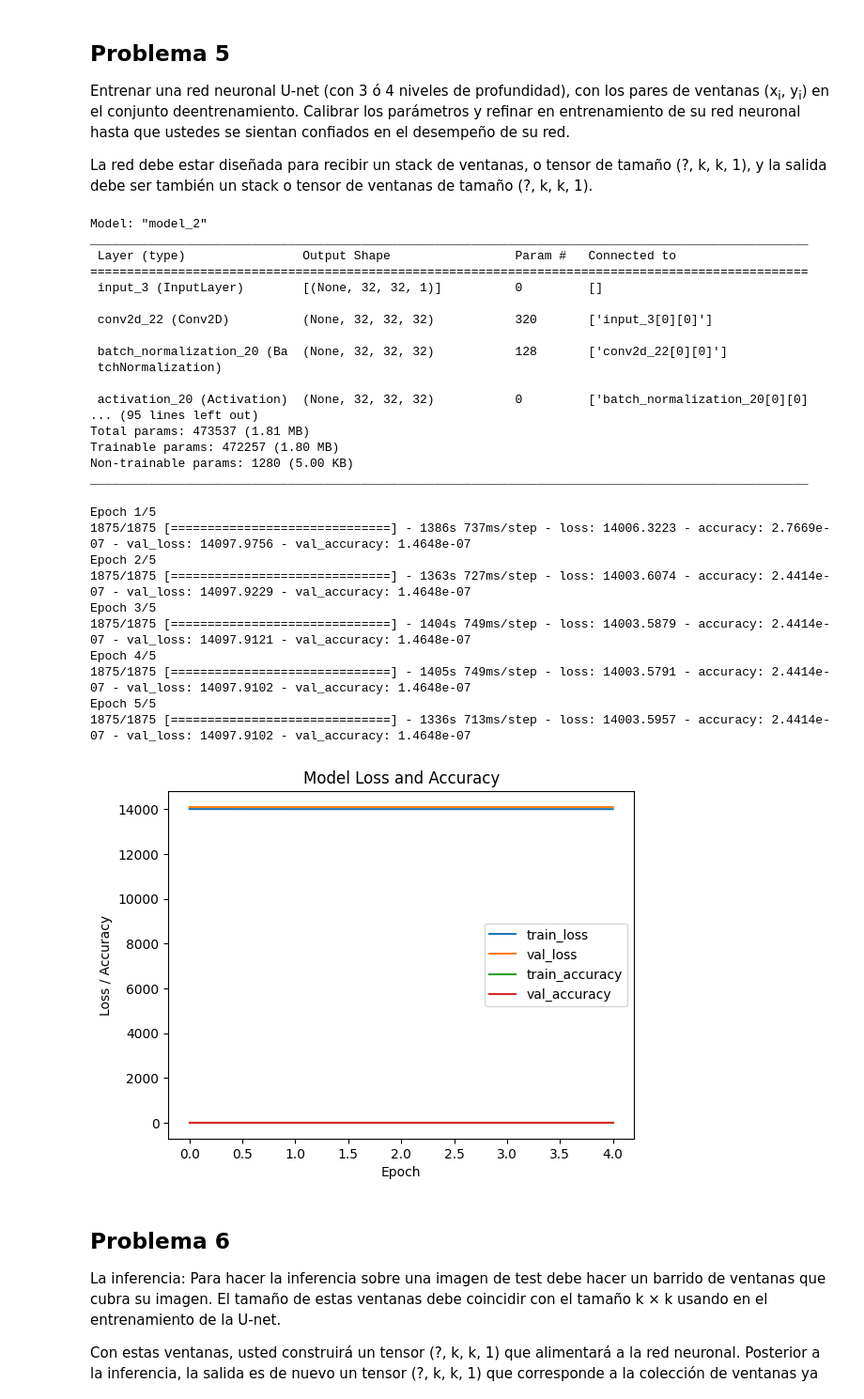
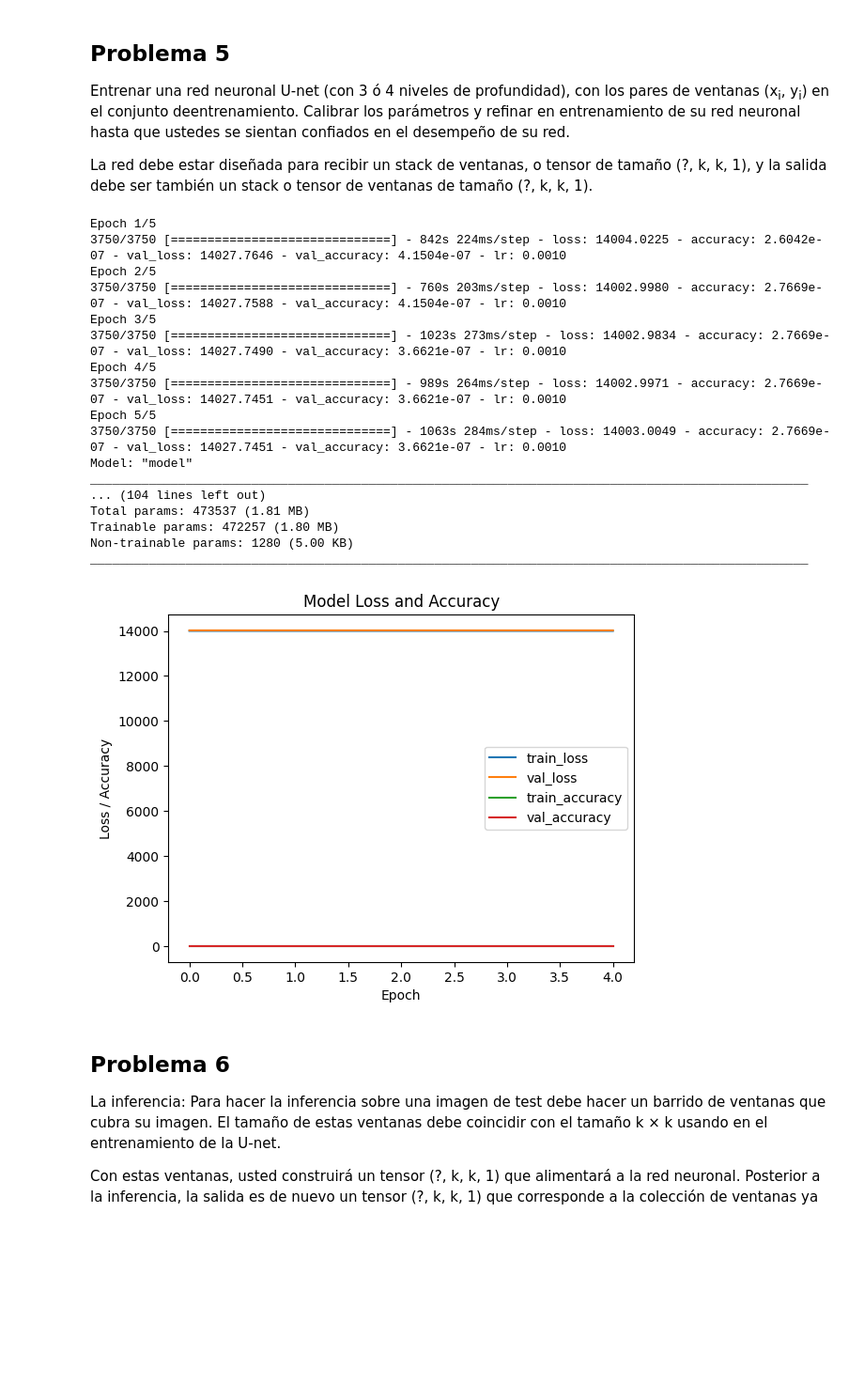
Before and after one commit to JuanCarlosBajan/Lab03_VC_UVG, a Jupyter notebook: lab3.ipynb, the cells around one changed output. Shown at 94% size. Saved outputs shown, nothing was run; the diff lists cells and outputs as text; code cells hidden in the pictures; blank space fills up the shorter version.

```diff
--- a/lab3.ipynb
+++ b/lab3.ipynb
@@ -122,7 +122,7 @@ directorio_imgs = './Descargas_BSDS500/imgs'
 directorio_filtered = './Descargas_BSDS500/filtered'
 
 # Extraer datos
-x_data, y_data = cargar_imagenes_y_extraer_ventanas(directorio_imgs, directorio_filtered, k=32, num_ventanas=500)
+x_data, y_data = cargar_imagenes_y_extraer_ventanas(directorio_imgs, directorio_filtered, k=32, num_ventanas=1000)
 
 # Dividir los datos
 x_train, x_test, y_train, y_test = train_test_split(x_data, y_data, test_size=0.2, random_state=42)
@@ -163,6 +163,8 @@ La red debe estar diseñada para recibir un stack de ventanas, o tensor de tama
 import tensorflow as tf
 from tensorflow.keras.models import Model
 from tensorflow.keras.layers import Input, Conv2D, MaxPooling2D, UpSampling2D, concatenate, BatchNormalization, Activation
+
+from keras.callbacks import EarlyStopping, ReduceLROnPlateau
 
 def unet(input_size=(32, 32, 1)):
     inputs = Input(input_size)
@@ -221,56 +223,54 @@ def unet(input_size=(32, 32, 1)):
 # Crear la red U-Net
 model = unet()
 model.compile(optimizer='adam', loss='mean_squared_error', metrics=['accuracy'])
-model.summary()
+
+# Callbacks
+early_stopping = EarlyStopping(monitor='val_loss', patience=10, restore_best_weights=True)
+reduce_lr = ReduceLROnPlateau(monitor='val_loss', factor=0.2, patience=5, min_lr=0.00001)
-# %% [output]
-Model: "model_2"
-__________________________________________________________________________________________________
- Layer (type)                Output Shape                 Param #   Connected to
-==================================================================================================
- input_3 (InputLayer)        [(None, 32, 32, 1)]          0         []
-
- conv2d_22 (Conv2D)          (None, 32, 32, 32)           320       ['input_3[0][0]']
-
- batch_normalization_20 (Ba  (None, 32, 32, 32)           128       ['conv2d_22[0][0]']
- tchNormalization)
-
- activation_20 (Activation)  (None, 32, 32, 32)           0         ['batch_normalization_20[0][0]
-... (95 lines left out)
-Total params: 473537 (1.81 MB)
-Trainable params: 472257 (1.80 MB)
-Non-trainable params: 1280 (5.00 KB)
-__________________________________________________________________________________________________
 # %%
 # Suponiendo que x_train, y_train, x_val, y_val están predefinidos como numpy arrays adecuados
 # Asegúrate de que las imágenes tengan la forma correcta
 x_train = np.expand_dims(x_train, axis=-1)
 y_train = np.expand_dims(y_train, axis=-1)
 x_val = np.expand_dims(x_val, axis=-1)
 y_val = np.expand_dims(y_val, axis=-1)
 
-# Entrenar el modelo
-history = model.fit(x_train, y_train, validation_data=(x_val, y_val), batch_size=32, epochs=5)
+# Entrenamiento
+history = model.fit(x_train, y_train,
+          validation_data=(x_val, y_val),
+          epochs=5,
+          batch_size=32,
+          callbacks=[early_stopping, reduce_lr])
+
+model.summary()
 
 # Visualizar el progreso del entrenamiento
 plt.plot(history.history['loss'], label='train_loss')
 plt.plot(history.history['val_loss'], label='val_loss')
 plt.plot(history.history['accuracy'], label='train_accuracy')
 plt.plot(history.history['val_accuracy'], label='val_accuracy')
 plt.title('Model Loss and Accuracy')
 plt.ylabel('Loss / Accuracy')
 plt.xlabel('Epoch')
 plt.legend()
 plt.show()
 # %% [output]
 Epoch 1/5
-1875/1875 [==============================] - 1386s 737ms/step - loss: 14006.3223 - accuracy: 2.7669e-07 - val_loss: 14097.9756 - val_accuracy: 1.4648e-07
+3750/3750 [==============================] - 842s 224ms/step - loss: 14004.0225 - accuracy: 2.6042e-07 - val_loss: 14027.7646 - val_accuracy: 4.1504e-07 - lr: 0.0010
 Epoch 2/5
-1875/1875 [==============================] - 1363s 727ms/step - loss: 14003.6074 - accuracy: 2.4414e-07 - val_loss: 14097.9229 - val_accuracy: 1.4648e-07
+3750/3750 [==============================] - 760s 203ms/step - loss: 14002.9980 - accuracy: 2.7669e-07 - val_loss: 14027.7588 - val_accuracy: 4.1504e-07 - lr: 0.0010
 Epoch 3/5
-1875/1875 [==============================] - 1404s 749ms/step - loss: 14003.5879 - accuracy: 2.4414e-07 - val_loss: 14097.9121 - val_accuracy: 1.4648e-07
+3750/3750 [==============================] - 1023s 273ms/step - loss: 14002.9834 - accuracy: 2.7669e-07 - val_loss: 14027.7490 - val_accuracy: 3.6621e-07 - lr: 0.0010
 Epoch 4/5
-1875/1875 [==============================] - 1405s 749ms/step - loss: 14003.5791 - accuracy: 2.4414e-07 - val_loss: 14097.9102 - val_accuracy: 1.4648e-07
+3750/3750 [==============================] - 989s 264ms/step - loss: 14002.9971 - accuracy: 2.7669e-07 - val_loss: 14027.7451 - val_accuracy: 3.6621e-07 - lr: 0.0010
 Epoch 5/5
-1875/1875 [==============================] - 1336s 713ms/step - loss: 14003.5957 - accuracy: 2.4414e-07 - val_loss: 14097.9102 - val_accuracy: 1.4648e-07
+3750/3750 [==============================] - 1063s 284ms/step - loss: 14003.0049 - accuracy: 2.7669e-07 - val_loss: 14027.7451 - val_accuracy: 3.6621e-07 - lr: 0.0010
+Model: "model"
+__________________________________________________________________________________________________
+... (104 lines left out)
+Total params: 473537 (1.81 MB)
+Trainable params: 472257 (1.80 MB)
+Non-trainable params: 1280 (5.00 KB)
+__________________________________________________________________________________________________
-[figure, old version]
+[figure, new version]
 # %%
```
Also changed, not shown: parts of 4 cells of this notebook, 3 other files.
